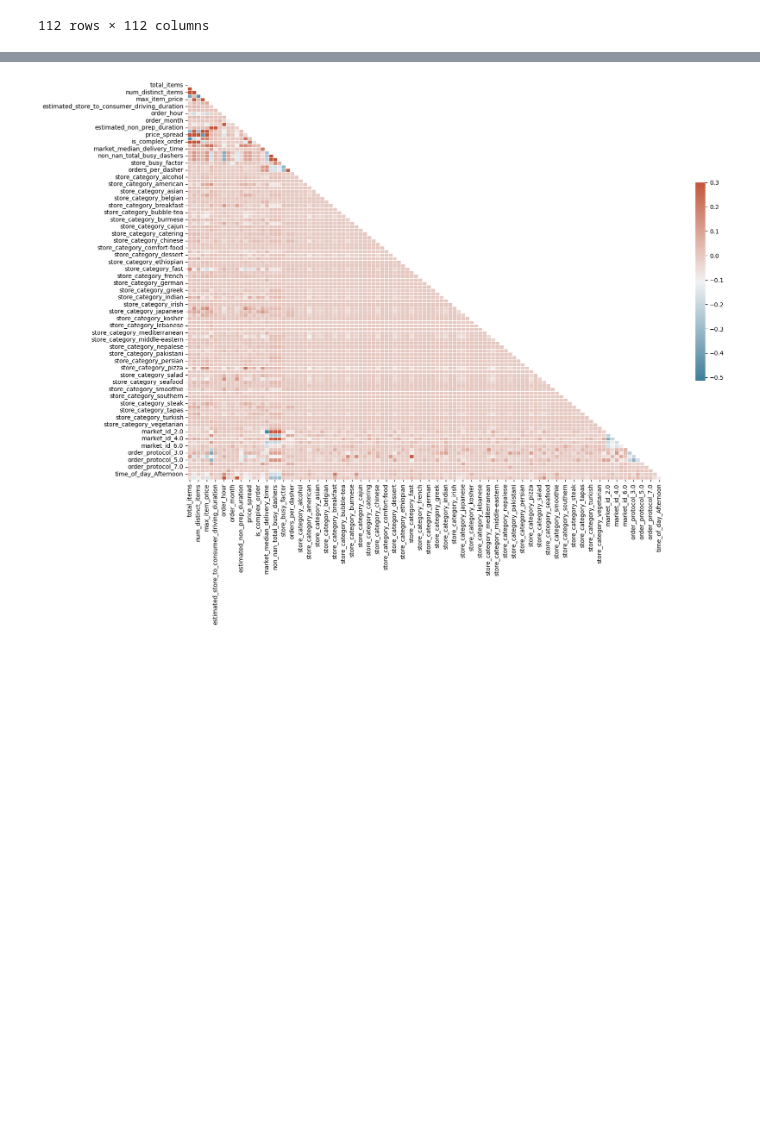
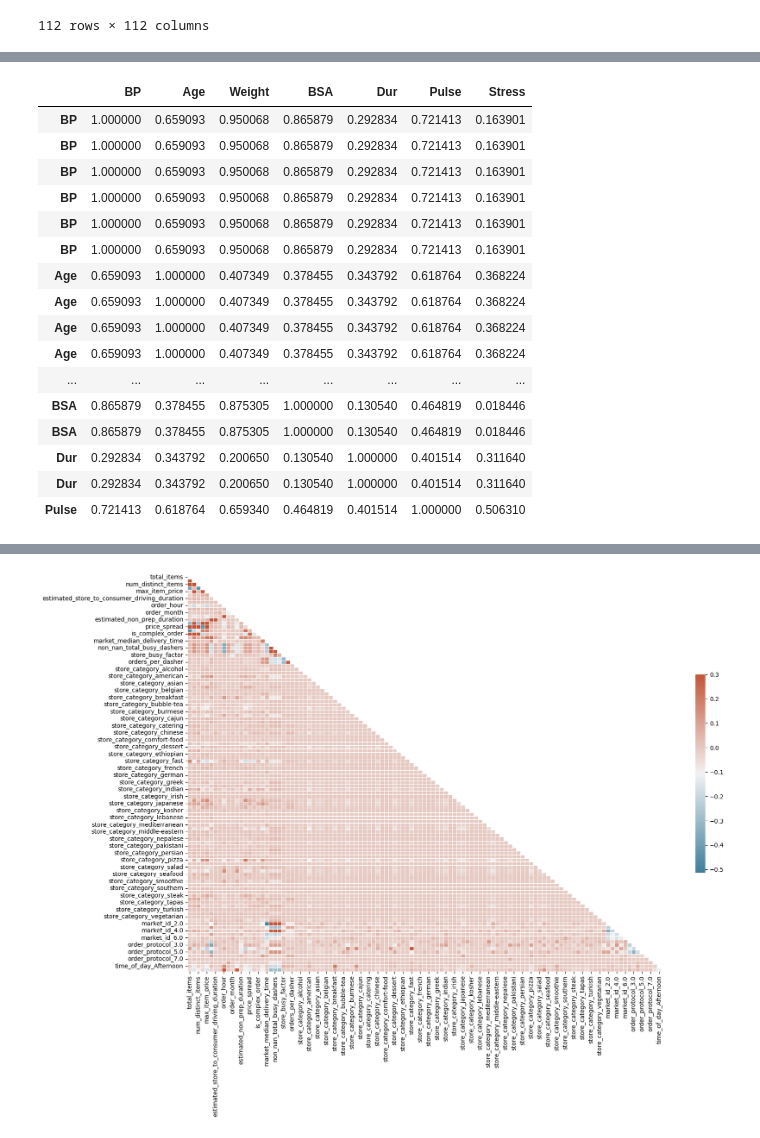
Before and after one commit to MeetPatel89/delivery_pred, a Jupyter notebook: notebooks/explore-0.0.1.ipynb, the cells around one changed output, grey strips where cells are left out. Cells and saved outputs as stored; diff of their text form; code cells hidden in the pictures; blank space fills up the shorter version.

```diff
--- a/notebooks/explore-0.0.1.ipynb
+++ b/notebooks/explore-0.0.1.ipynb
@@ -196,0 +224,3 @@ corr_df
+# %%
+corr_df = df.drop(labels="Pt", axis=1).corr()
+corr_df
@@ -196,0 +277,20 @@ corr_df
+# %%
+corr_df[np.triu(np.ones(corr_df.shape), k=1).astype(bool)]
+# %% [output]
+|  | BP | Age | Weight | BSA | Dur | Pulse | Stress |
+| BP | 1.000000 | 0.659093 | 0.950068 | 0.865879 | 0.292834 | 0.721413 | 0.163901 |
+| BP | 1.000000 | 0.659093 | 0.950068 | 0.865879 | 0.292834 | 0.721413 | 0.163901 |
+| BP | 1.000000 | 0.659093 | 0.950068 | 0.865879 | 0.292834 | 0.721413 | 0.163901 |
+| BP | 1.000000 | 0.659093 | 0.950068 | 0.865879 | 0.292834 | 0.721413 | 0.163901 |
+| BP | 1.000000 | 0.659093 | 0.950068 | 0.865879 | 0.292834 | 0.721413 | 0.163901 |
+| BP | 1.000000 | 0.659093 | 0.950068 | 0.865879 | 0.292834 | 0.721413 | 0.163901 |
+| Age | 0.659093 | 1.000000 | 0.407349 | 0.378455 | 0.343792 | 0.618764 | 0.368224 |
+| Age | 0.659093 | 1.000000 | 0.407349 | 0.378455 | 0.343792 | 0.618764 | 0.368224 |
+| Age | 0.659093 | 1.000000 | 0.407349 | 0.378455 | 0.343792 | 0.618764 | 0.368224 |
+| Age | 0.659093 | 1.000000 | 0.407349 | 0.378455 | 0.343792 | 0.618764 | 0.368224 |
+| ... | ... | ... | ... | ... | ... | ... | ... |
+| BSA | 0.865879 | 0.378455 | 0.875305 | 1.000000 | 0.130540 | 0.464819 | 0.018446 |
+| BSA | 0.865879 | 0.378455 | 0.875305 | 1.000000 | 0.130540 | 0.464819 | 0.018446 |
+| Dur | 0.292834 | 0.343792 | 0.200650 | 0.130540 | 1.000000 | 0.401514 | 0.311640 |
+| Dur | 0.292834 | 0.343792 | 0.200650 | 0.130540 | 1.000000 | 0.401514 | 0.311640 |
+| Pulse | 0.721413 | 0.618764 | 0.659340 | 0.464819 | 0.401514 | 1.000000 | 0.506310 |
```
Also changed, not shown: parts of 33 cells of this notebook, 1 other file.
